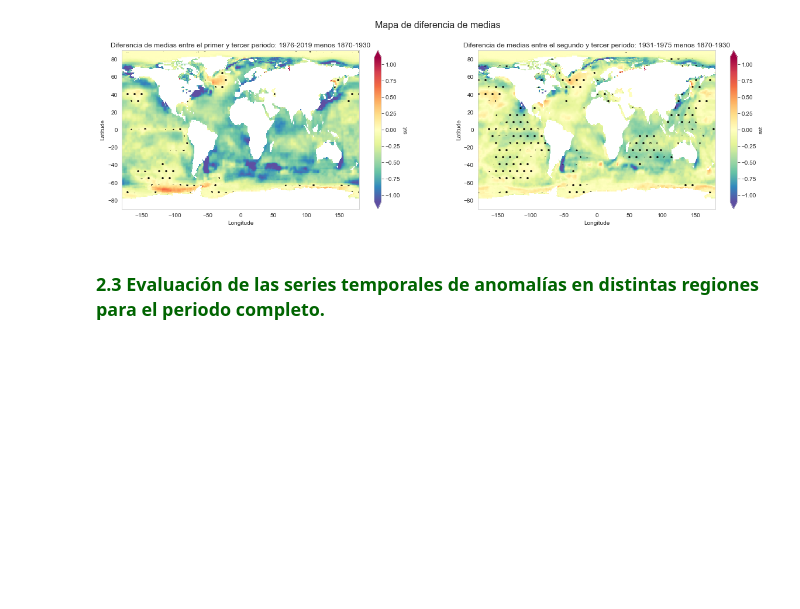
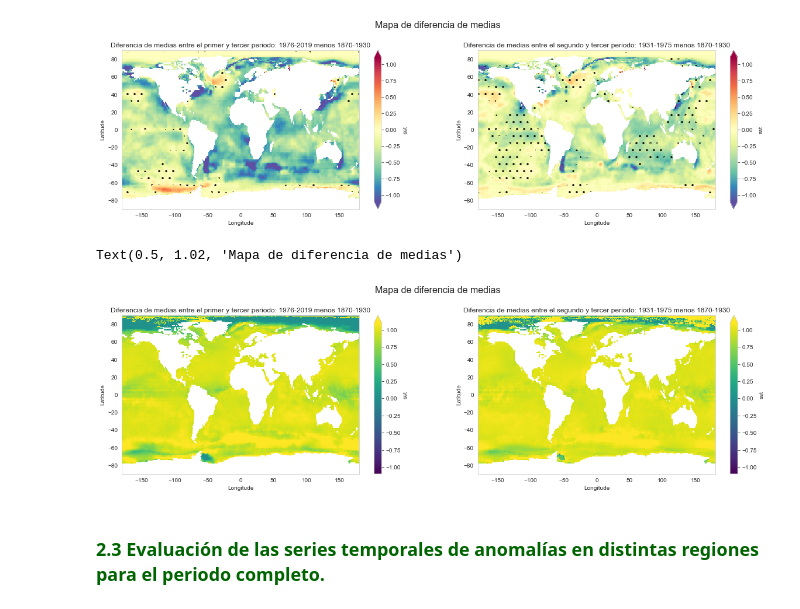
Before and after one commit to nagoremeabe/primera_practica_analisis, a Jupyter notebook: ejercicio_1.ipynb, the cells around one changed output. Cells and saved outputs as stored; diff of their text form; code cells hidden in the pictures; blank space fills up the shorter version.

```diff
--- a/ejercicio_1.ipynb
+++ b/ejercicio_1.ipynb
@@ -851,5 +851,42 @@ Text(0.5, 1.02, 'Mapa de diferencia de medias')
 [figure]
 # %%
 # Razón de varianzas
+var_1 = first_std/thirth_std
+var_2 = first_std/second_std
+# %%
+# np.clip(array, min, max)
+fig, axes = plt.subplots(nrows=1, ncols=2, figsize=(20, 5))
+var_1.plot.pcolormesh(
+        ax=axes[0],
+        vmin=-1.1,
+        vmax=1.1,
+        # cmap="Spectral_r",
+        add_colorbar=True
+    )
+
+var_2.plot.pcolormesh(
+        ax=axes[1],
+        vmin=-1.1,
+        vmax=1.1,
+        # cmap="Spectral_r",
+        add_colorbar=True
+
+    )
+
+# Poner nombres a los ejes
+axes[0].set_ylabel('Latitude')
+axes[1].set_ylabel('Latitude')
+
+axes[0].set_xlabel('Longitude')
+axes[1].set_xlabel('Longitude')
+
+# Poner titulos a las gráficas
+axes[0].set_title("Diferencia de medias entre el primer y tercer periodo: 1976-2019 menos 1870-1930")
+axes[1].set_title("Diferencia de medias entre el segundo y tercer periodo: 1931-1975 menos 1870-1930")
+
+fig.suptitle('Mapa de diferencia de medias', fontsize=16, y=1.02)
+# %% [output]
+Text(0.5, 1.02, 'Mapa de diferencia de medias')
+[figure, added]
 # %% [markdown]
 ### <span style='color:darkgreen'>2.3 Evaluación de las series temporales de anomalías en distintas regiones para el periodo completo.</span>
```
